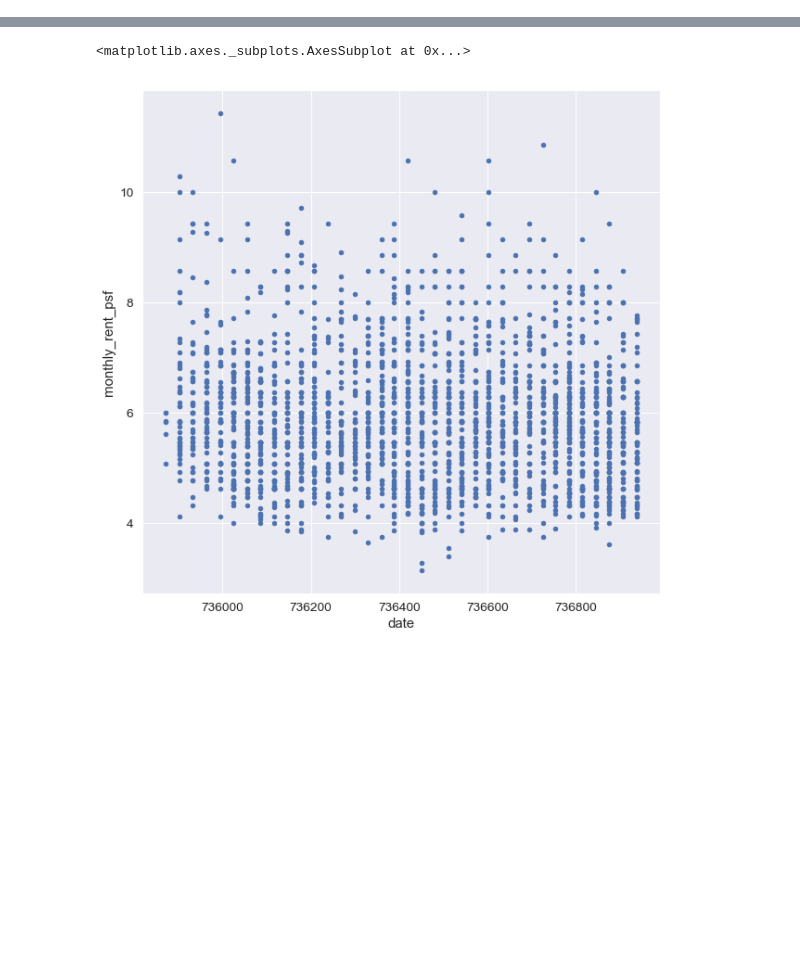
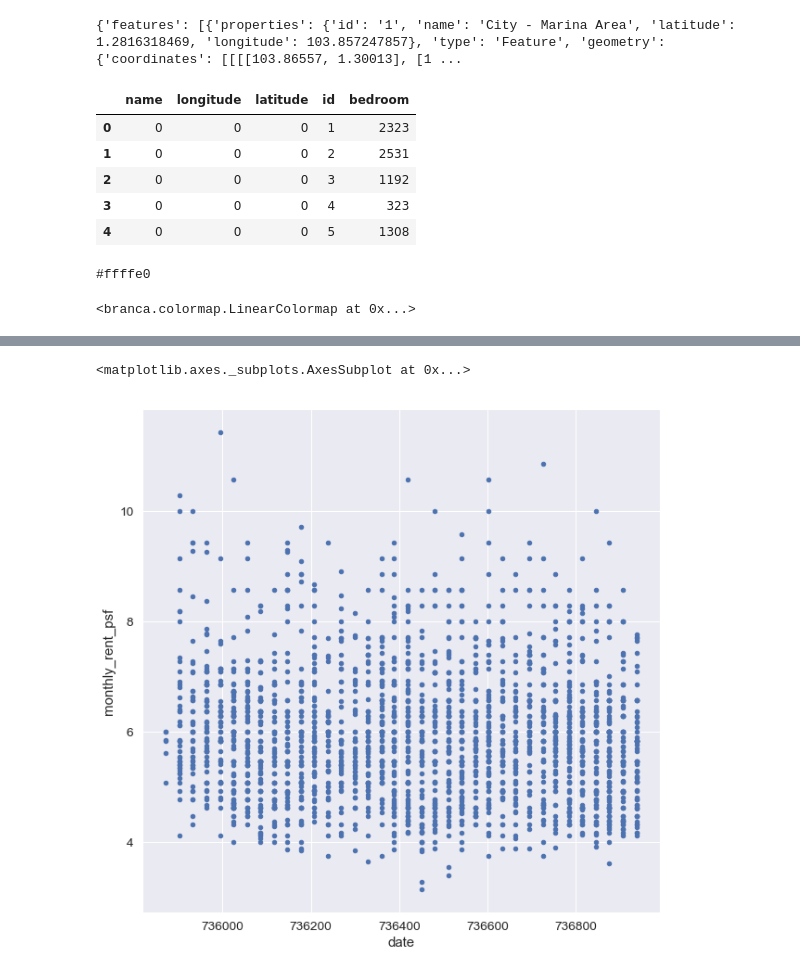
Before and after one commit to KennySoh/Property-Rental-Singapore-Datascience, a Jupyter notebook: Cds Project.ipynb, the cells around one changed output, grey strips where cells are left out. Cells and saved outputs as stored; diff of their text form; code cells hidden in the pictures; blank space fills up the shorter version.

Commit message:
Added Choropleth Map for bedrooms

```diff
--- a/Cds Project.ipynb
+++ b/Cds Project.ipynb
@@ -232,0 +359,47 @@ sns.jointplot(x=train['lat'], y=train['long'], kind='kde')
+# %%
+import folium
+import json
+import os
+import pandas as pd
+from branca.colormap import linear
+sg_map1 = folium.Map(location=[1.38, 103.8], zoom_start=12)
+sg_map2 = folium.Map(location=[1.38, 103.8], zoom_start=12)
+sg_map3 = folium.Map(location=[1.38, 103.8], zoom_start=12)
+sg_map4 = folium.Map(location=[1.38, 103.8], zoom_start=12)
+sg_map5 = folium.Map(location=[1.38, 103.8], zoom_start=12)
+
+sg_map1_psf = folium.Map(location=[1.38, 103.8], zoom_start=12)
+sg_map2_psf = folium.Map(location=[1.38, 103.8], zoom_start=12)
+sg_map3_psf = folium.Map(location=[1.38, 103.8], zoom_start=12)
+sg_map4_psf = folium.Map(location=[1.38, 103.8], zoom_start=12)
+sg_map5_psf = folium.Map(location=[1.38, 103.8], zoom_start=12)
+
+sg_districts = os.path.join('data','district.json')
+geo_json_data = json.load(open(sg_districts))
+print(geo_json_data)
+# %% [output]
+{'features': [{'properties': {'id': '1', 'name': 'City - Marina Area', 'latitude': 1.2816318469, 'longitude': 103.857247857}, 'type': 'Feature', 'geometry': {'coordinates': [[[[103.86557, 1.30013], [1 ...
+# %%
+#For 1 Bedroom
+br1 = os.path.join('data', 'bedroom_1.csv')
+br1_file = pd.read_csv(br1)
+
+br1_file.head(5)
+# %% [output]
+|  | name | longitude | latitude | id | bedroom |
+| 0 | 0 | 0 | 0 | 1 | 2323 |
+| 1 | 0 | 0 | 0 | 2 | 2531 |
+| 2 | 0 | 0 | 0 | 3 | 1192 |
+| 3 | 0 | 0 | 0 | 4 | 323 |
+| 4 | 0 | 0 | 0 | 5 | 1308 |
+# %%
+colormap1 = linear.YlGn_09.scale(
+    br1_file.bedroom.min(),
+    br1_file.bedroom.max())
+
+print(colormap1(75))
+
+colormap1
+# %% [output]
+#ffffe0
+<branca.colormap.LinearColormap at 0x...>
```
Also changed, not shown: parts of 35 cells of this notebook, 11 other files.
